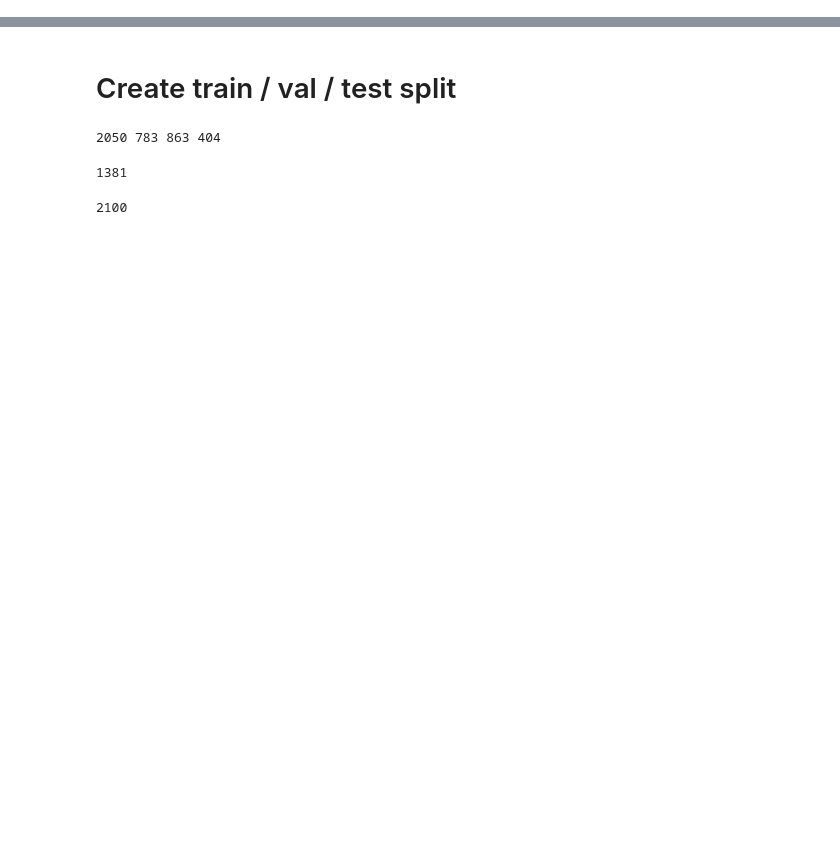
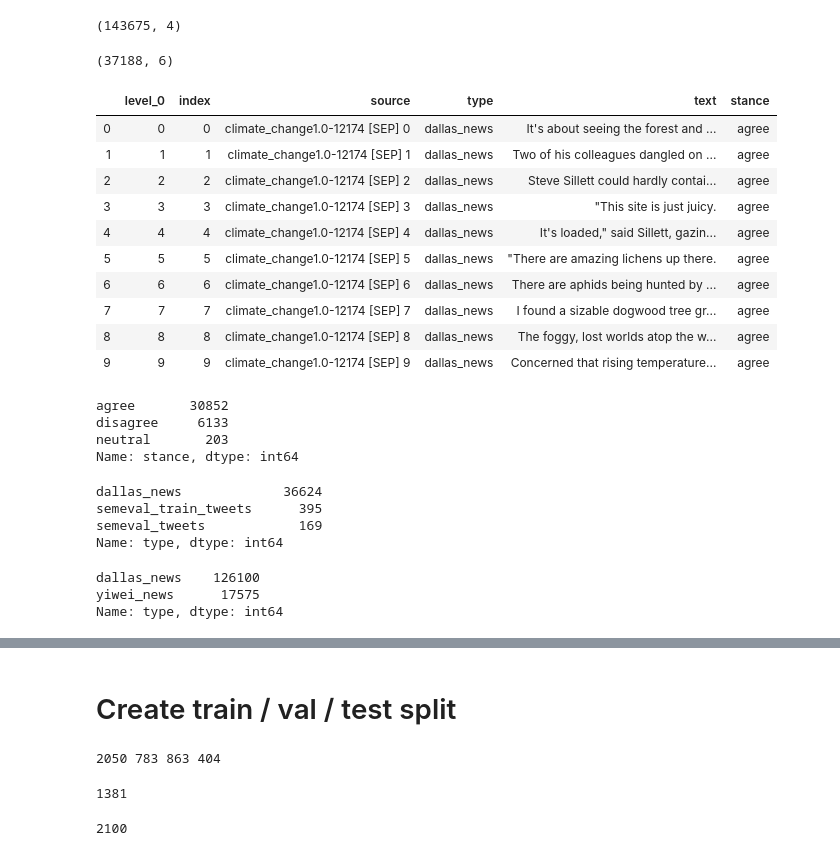
Before and after one commit to yiweiluo/GWStance, a Jupyter notebook: cc_stance/Data_creation.ipynb, the cells around one changed output, grey strips where cells are left out. Saved outputs shown, nothing was run; the diff lists cells and outputs as text; code cells hidden in the pictures; blank space fills up the shorter version.

```diff
--- a/cc_stance/Data_creation.ipynb
+++ b/cc_stance/Data_creation.ipynb
@@ -20,0 +201,2 @@ os.getcwd()
+# %%
+stance_train = stance_train[stance_train['Target'] == 'Climate Change is a Real Concern']
@@ -20,0 +212,8 @@ os.getcwd()
+# %%
+labeled_data['source'].extend(list(stance_train.index))
+labeled_data['type'].extend(['semeval_train_tweets']*len(stance_train))
+labeled_data['text'].extend([stance_train.loc[l]['Tweet'] for l in stance_train.index])
+labeled_data['stance'].extend([tweetstance2label[stance_train.loc[l]['Stance']]
+                               for l in stance_train.index])
+labeled_data_df = pd.DataFrame(labeled_data)
+labeled_data_df.head(10)
@@ -30,3 +380,6 @@ def imports(filename):
     #imp['sent_clean'] = imp['sentence'].replace('[^A-Za-z0-9 ]+','',regex=True)
     imp['sent_clean'] = imp['sent_clean'].apply(lower)
     return imp
+
+def clean(x):
+    return x.replace('http\S+|www.\S+|pic.twitter.com\S+', '')
@@ -32,0 +391,13 @@ def imports(filename):
+# %%
+labeled_data_df = labeled_data_df.dropna()
+labeled_data_df['text'] = labeled_data_df['text'].apply(clean)
+labeled_data_df.drop_duplicates(subset= 'text',inplace=True)
+labeled_data_df = labeled_data_df.reset_index()
+# %%
+unlabeled_data_df.shape
+# %% [output]
+(143675, 4)
+# %%
+labeled_data_df.shape
+# %% [output]
+(37188, 6)
@@ -33,3 +406,37 @@ def imports(filename):
+# %%
+labeled_data_df.head(10)
+# %% [output]
+|  | level_0 | index | source | type | text | stance |
+| 0 | 0 | 0 | climate_change1.0-12174 [SEP] 0 | dallas_news | It's about seeing the forest and ... | agree |
+| 1 | 1 | 1 | climate_change1.0-12174 [SEP] 1 | dallas_news | Two of his colleagues dangled on ... | agree |
+| 2 | 2 | 2 | climate_change1.0-12174 [SEP] 2 | dallas_news | Steve Sillett could hardly contai... | agree |
+| 3 | 3 | 3 | climate_change1.0-12174 [SEP] 3 | dallas_news | "This site is just juicy. | agree |
+| 4 | 4 | 4 | climate_change1.0-12174 [SEP] 4 | dallas_news | It's loaded," said Sillett, gazin... | agree |
+| 5 | 5 | 5 | climate_change1.0-12174 [SEP] 5 | dallas_news | "There are amazing lichens up there. | agree |
+| 6 | 6 | 6 | climate_change1.0-12174 [SEP] 6 | dallas_news | There are aphids being hunted by ... | agree |
+| 7 | 7 | 7 | climate_change1.0-12174 [SEP] 7 | dallas_news | I found a sizable dogwood tree gr... | agree |
+| 8 | 8 | 8 | climate_change1.0-12174 [SEP] 8 | dallas_news | The foggy, lost worlds atop the w... | agree |
+| 9 | 9 | 9 | climate_change1.0-12174 [SEP] 9 | dallas_news | Concerned that rising temperature... | agree |
+# %%
+labeled_data_df['stance'].value_counts()
+# %% [output]
+agree       30852
+disagree     6133
+neutral       203
+Name: stance, dtype: int64
+# %%
+labeled_data_df['type'].value_counts()
+# %% [output]
+dallas_news             36624
+semeval_train_tweets      395
+semeval_tweets            169
+Name: type, dtype: int64
+# %%
+unlabeled_data_df['type'].value_counts()
+# %% [output]
+dallas_news    126100
+yiwei_news      17575
+Name: type, dtype: int64
 # %%
 dallas_sentence_scores = pd.read_csv('sent_scores_df.tsv',delimiter='\t')
 dallas_sentence_scores['max_prob_label'] = dallas_sentence_scores[['disagree',
```
Also changed, not shown: parts of 51 cells of this notebook, 2 other files.
